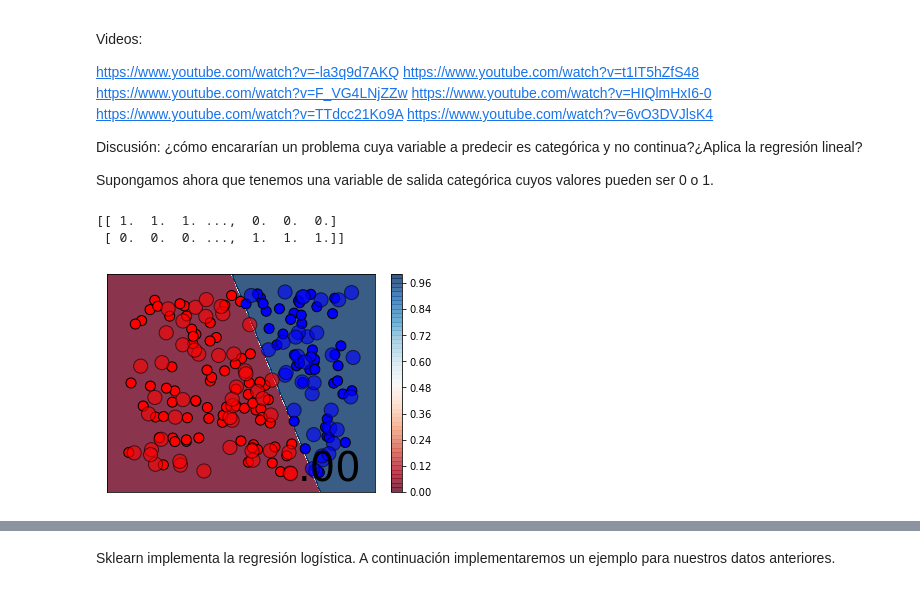
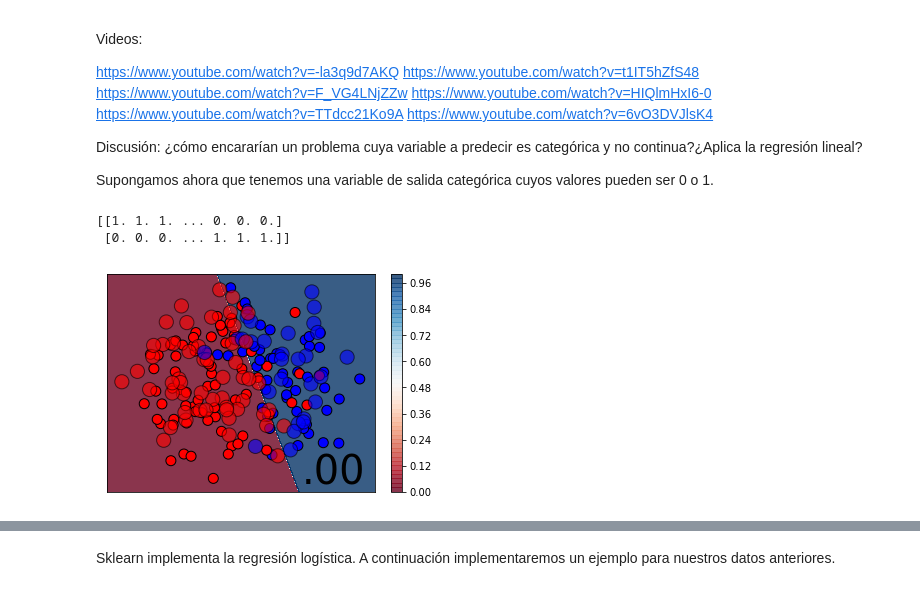
Before and after one commit to itba-machine-learning/Linear-Regression-Gradient-Descent, a Jupyter notebook: Logistic Regression.ipynb, the cells around one changed output, grey strips where cells are left out. Drawn from its saved outputs; the diff is of its cells as text; code cells hidden in the pictures.

```diff
--- a/Logistic Regression.ipynb
+++ b/Logistic Regression.ipynb
@@ -22,29 +22,31 @@ Supongamos ahora que tenemos una variable de salida categórica cuyos valores pu
 # %%
 from helper import plot_boundaries
 import numpy as np
 import matplotlib.pyplot as plt
+# this allows plots to appear directly in the notebook
+%matplotlib inline
 x1=3
 x2=1
 x0=-2
-noise=0.1
+noise=0.8
 def boundary(x):
     out=np.sign([-(x[:,0]*x1+x[:,1]*x2+x0),(x[:,0]*x1+x[:,1]*x2+x0)])/2+0.5
     print(out)
     return np.array(out).transpose()
 
 x_train=np.random.uniform(low=-2.5, high=2.5, size=[120,2])
 x_test=np.random.uniform(low=-2.5, high=2.5, size=[80,2])
 y_train=[np.sign(i[0]*x1+i[1]*x2+x0) for i in x_train]
 y_test=[np.sign(i[0]*x1+i[1]*x2+x0) for i in x_test]
 x_train=x_train+noise*np.random.normal(0,1,x_train.shape)
 x_test=x_test+noise*np.random.normal(0,1,x_test.shape)
 
 plot_boundaries(x_train,x_test,y_train,y_test,0,boundary)
 plt.show()
 # %% [output]
-[[ 1.  1.  1. ...,  0.  0.  0.]
- [ 0.  0.  0. ...,  1.  1.  1.]]
+[[1. 1. 1. ... 0. 0. 0.]
+ [0. 0. 0. ... 1. 1. 1.]]
-[figure, old version]
+[figure, new version]
 # %% [markdown]
 Un criterio para modelizar el dataset anterior es plantear que de acuerdo a la posición de un patrón en particular en el plano, ese patrón tiene una probabildad P de pertenecer a la clase 1 y 1-P de pertenecer a la clase 2.
 
```
Also changed, not shown: parts of 3 cells of this notebook, 1 other file.
